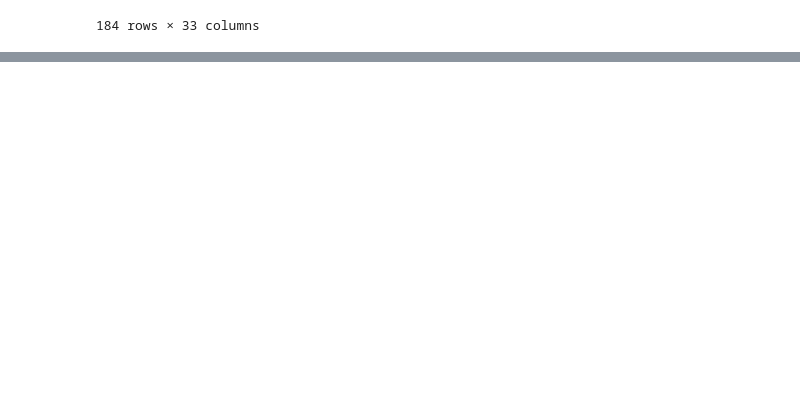
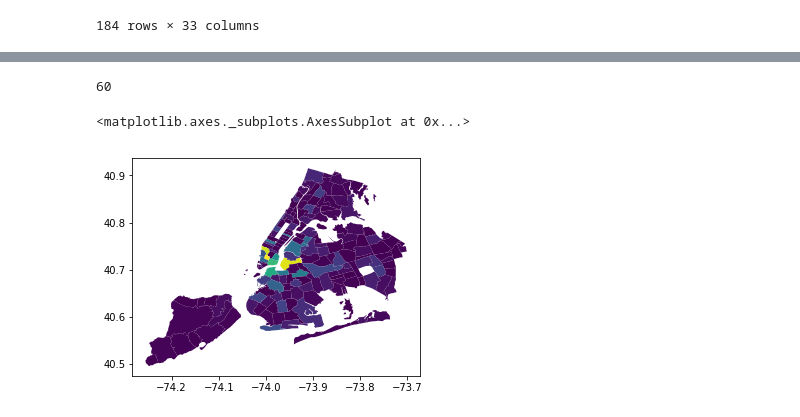
Before and after one commit to Data-For-Public-Good/arts-vibrancy-index, a Jupyter notebook: index_exploration.ipynb, the cells around one changed output, grey strips where cells are left out. Drawn from its saved outputs; the diff is of its cells as text; code cells hidden in the pictures; blank space fills up the shorter version.

```diff
--- a/index_exploration.ipynb
+++ b/index_exploration.ipynb
@@ -1850,0 +2476,12 @@ geo_dict[2015]
+# %%
+count_dict[2007][10075]
+# %% [output]
+60
+# %%
+import geopandas as gpd
+geodf = gpd.read_file('geojsons/zip_2015.geojson')
+# %%
+geodf.plot(column = 'mentions')
+# %% [output]
+<matplotlib.axes._subplots.AxesSubplot at 0x...>
+[figure, added]
```
Also changed, not shown: parts of 9 cells of this notebook, 14 other files.
